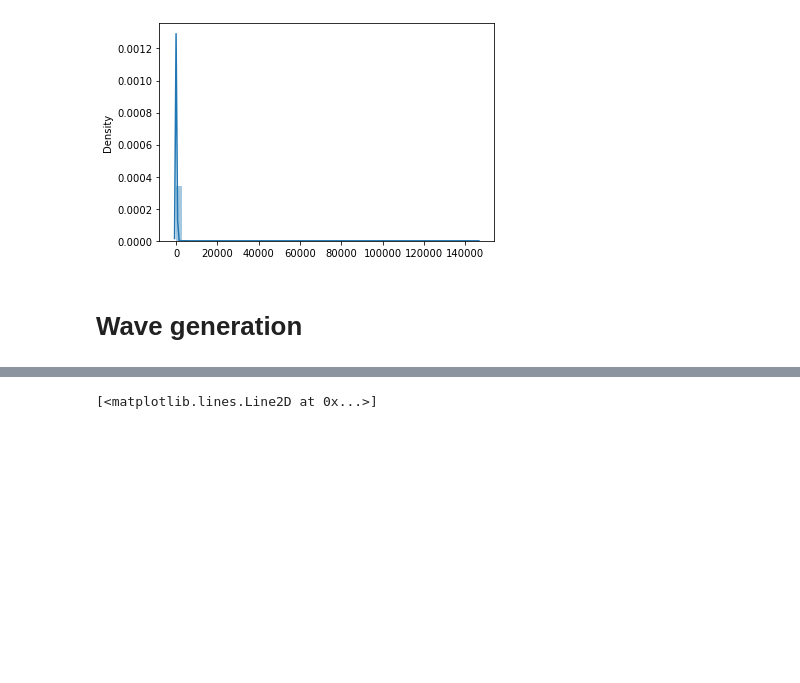
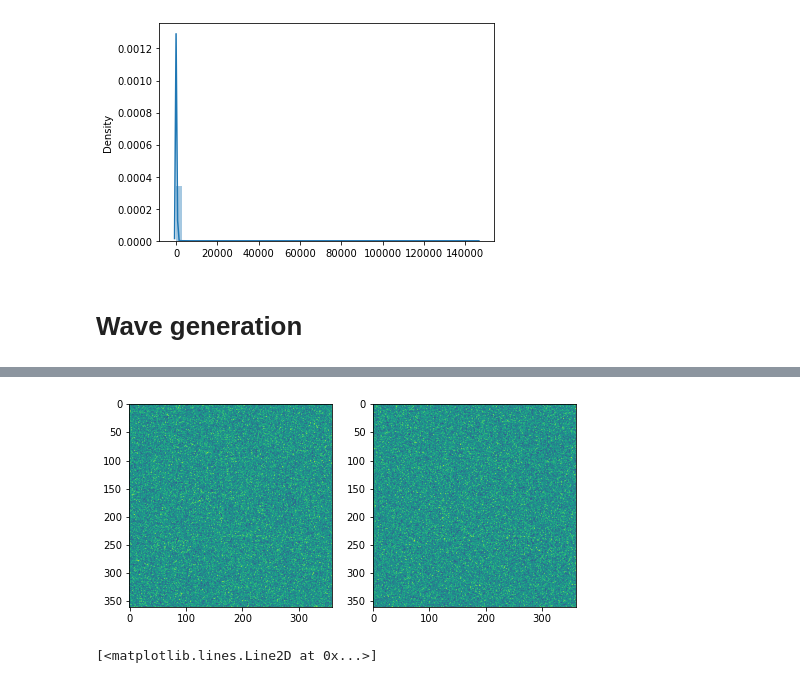
Before and after one commit to analokmaus/kaggle-g2net-2022-private, a Jupyter notebook: 01_eda.ipynb, the cells around one changed output, grey strips where cells are left out. Saved outputs shown, nothing was run; the diff lists cells and outputs as text; code cells hidden in the pictures; blank space fills up the shorter version.

```diff
--- a/01_eda.ipynb
+++ b/01_eda.ipynb
@@ -440,3 +509,13 @@ plt.show()
+# %%
+
+plt.figure(figsize=(8, 4))
+plt.subplot(1, 2, 1)
+plt.imshow(adaptive_resize(data['H1']['spectrogram'][:, :, None], 360, np.mean).clip(0, 4.0))
+plt.subplot(1, 2, 2)
+plt.imshow(adaptive_resize(data['L1']['spectrogram'][:, :, None], 360, np.mean).clip(0, 4.0))
+plt.show()
+# %% [output]
+[figure, added]
 # %%
 from scipy.signal import istft
 # %%
```
Also changed, not shown: parts of 12 cells of this notebook, 23 other files.
